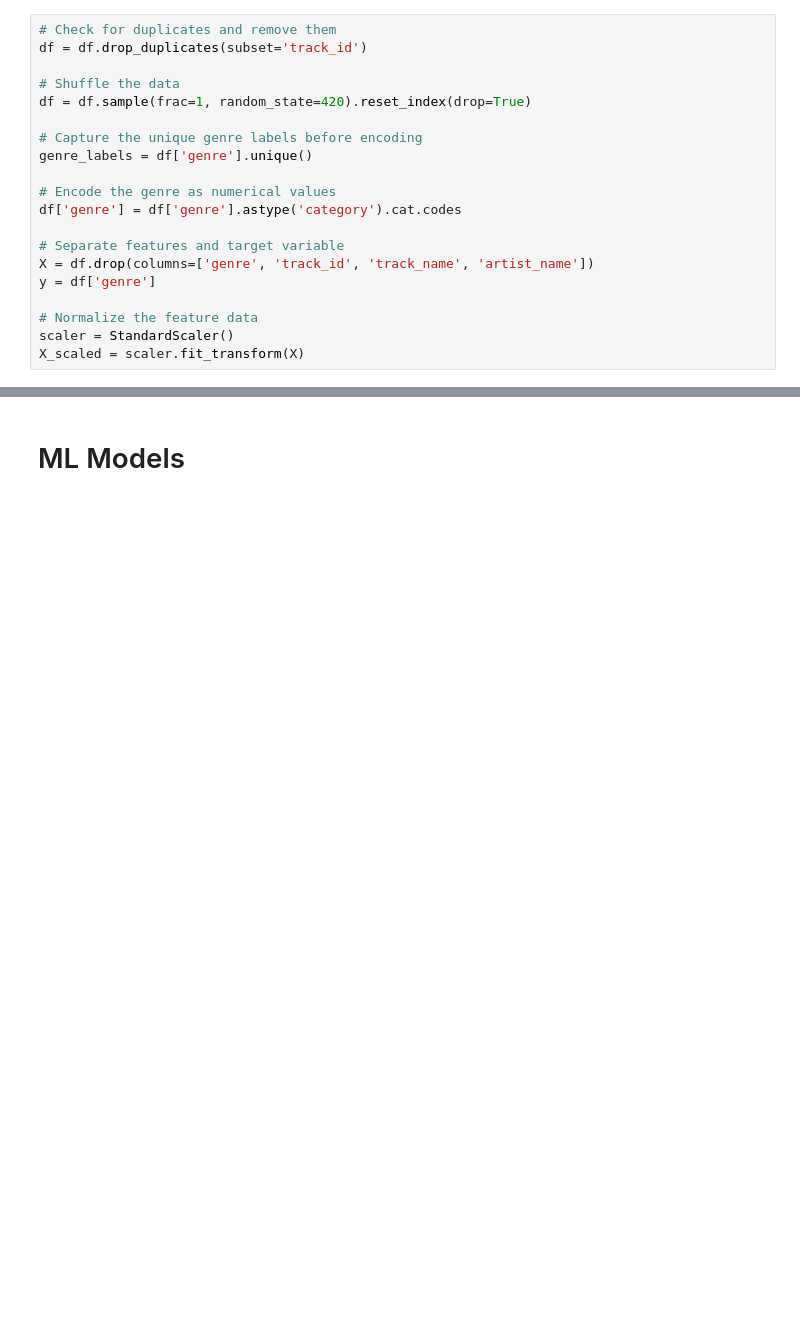
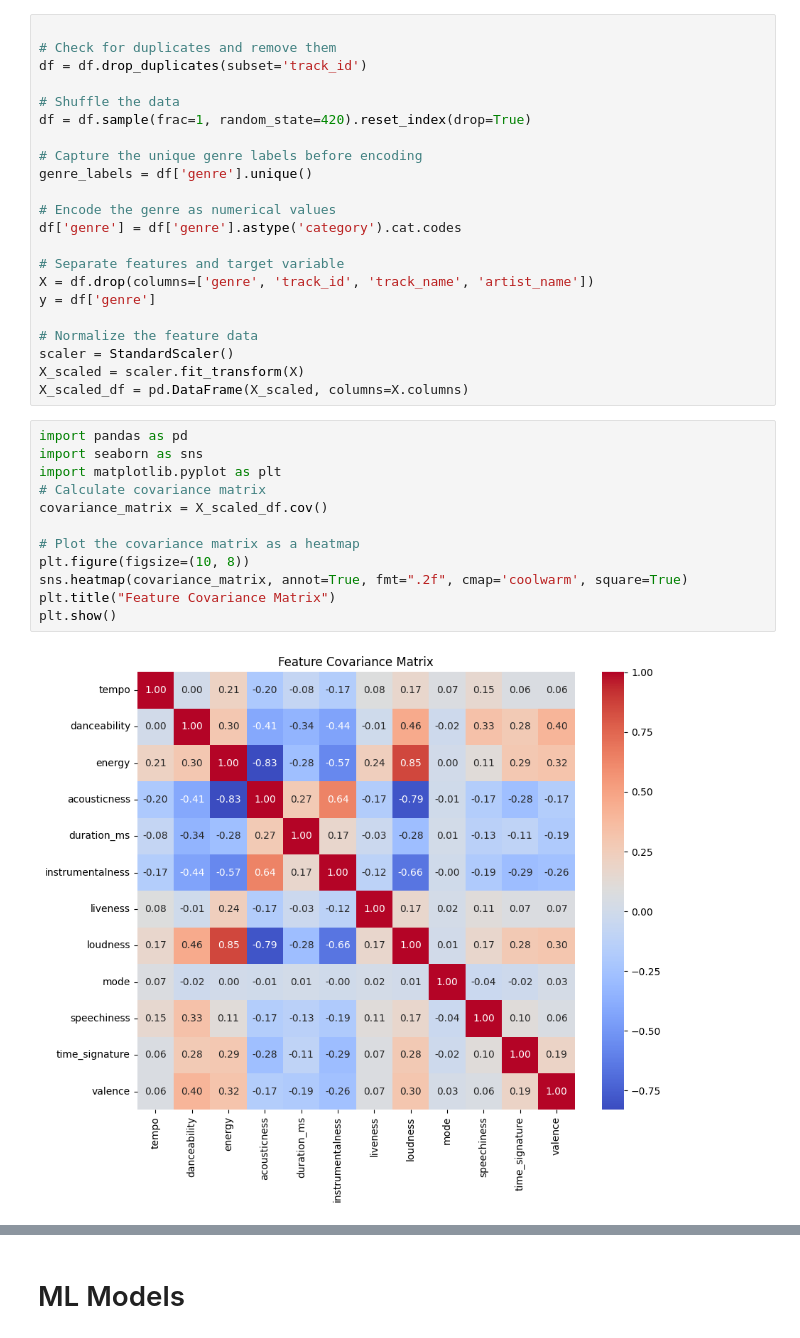
Before and after one commit to Dmartinez-96/MusicGenrePredictions, a Jupyter notebook: genre_prediction.ipynb, the cells around one changed output, grey strips where cells are left out. Saved outputs shown, nothing was run; the diff lists cells and outputs as text; blank space fills up the shorter version.

```diff
--- a/genre_prediction.ipynb
+++ b/genre_prediction.ipynb
@@ -32,4 +201,5 @@ df.head()
 # %%
+
 # Check for duplicates and remove them
 df = df.drop_duplicates(subset='track_id')
 
@@ -49,3 +219,18 @@ y = df['genre']
 # Normalize the feature data
 scaler = StandardScaler()
 X_scaled = scaler.fit_transform(X)
+X_scaled_df = pd.DataFrame(X_scaled, columns=X.columns)
+# %%
+import pandas as pd
+import seaborn as sns
+import matplotlib.pyplot as plt
+# Calculate covariance matrix
+covariance_matrix = X_scaled_df.cov()
+
+# Plot the covariance matrix as a heatmap
+plt.figure(figsize=(10, 8))
+sns.heatmap(covariance_matrix, annot=True, fmt=".2f", cmap='coolwarm', square=True)
+plt.title("Feature Covariance Matrix")
+plt.show()
+# %% [output]
+[figure, added]
```
Also changed, not shown: parts of 39 cells of this notebook.
